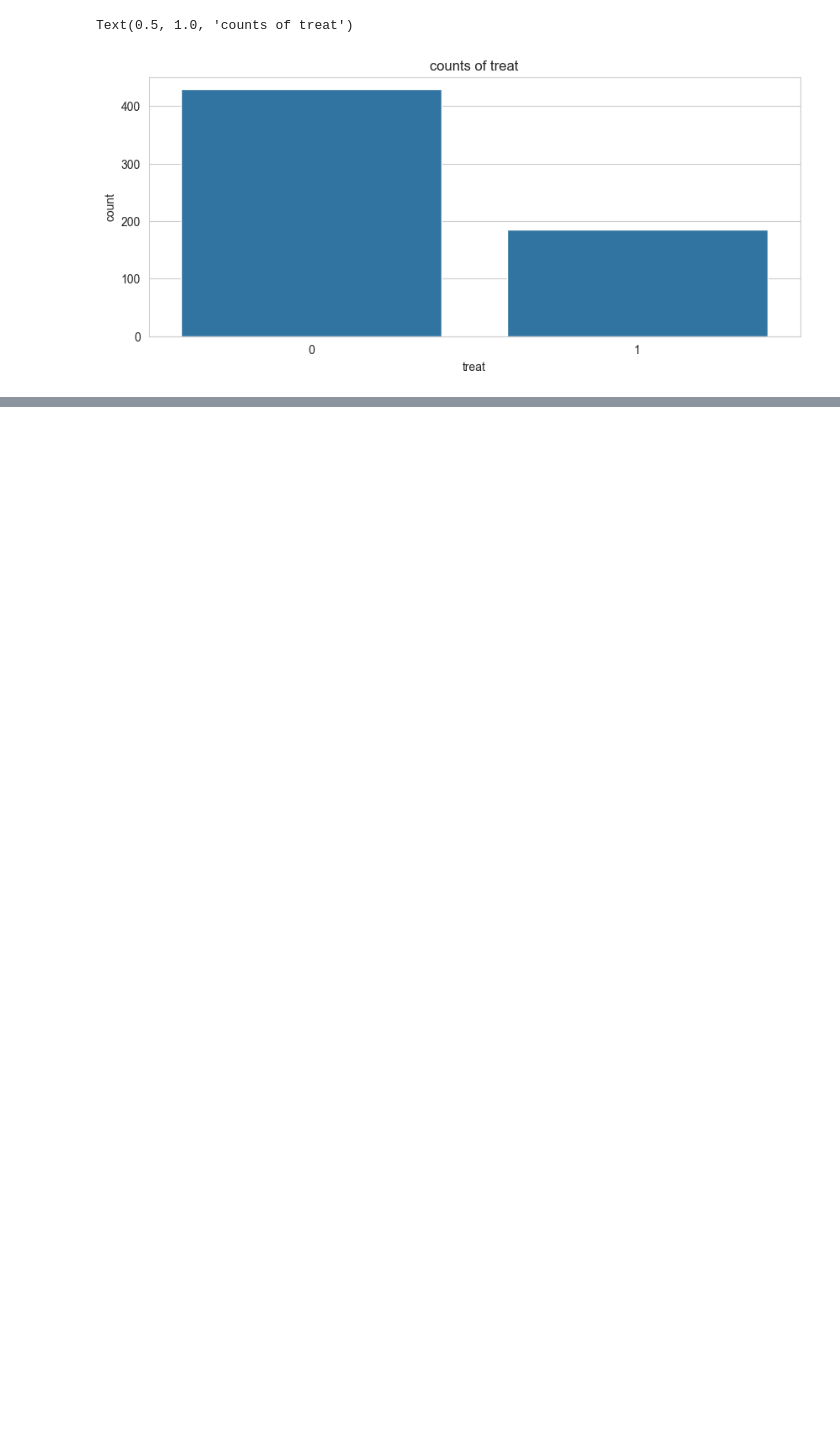
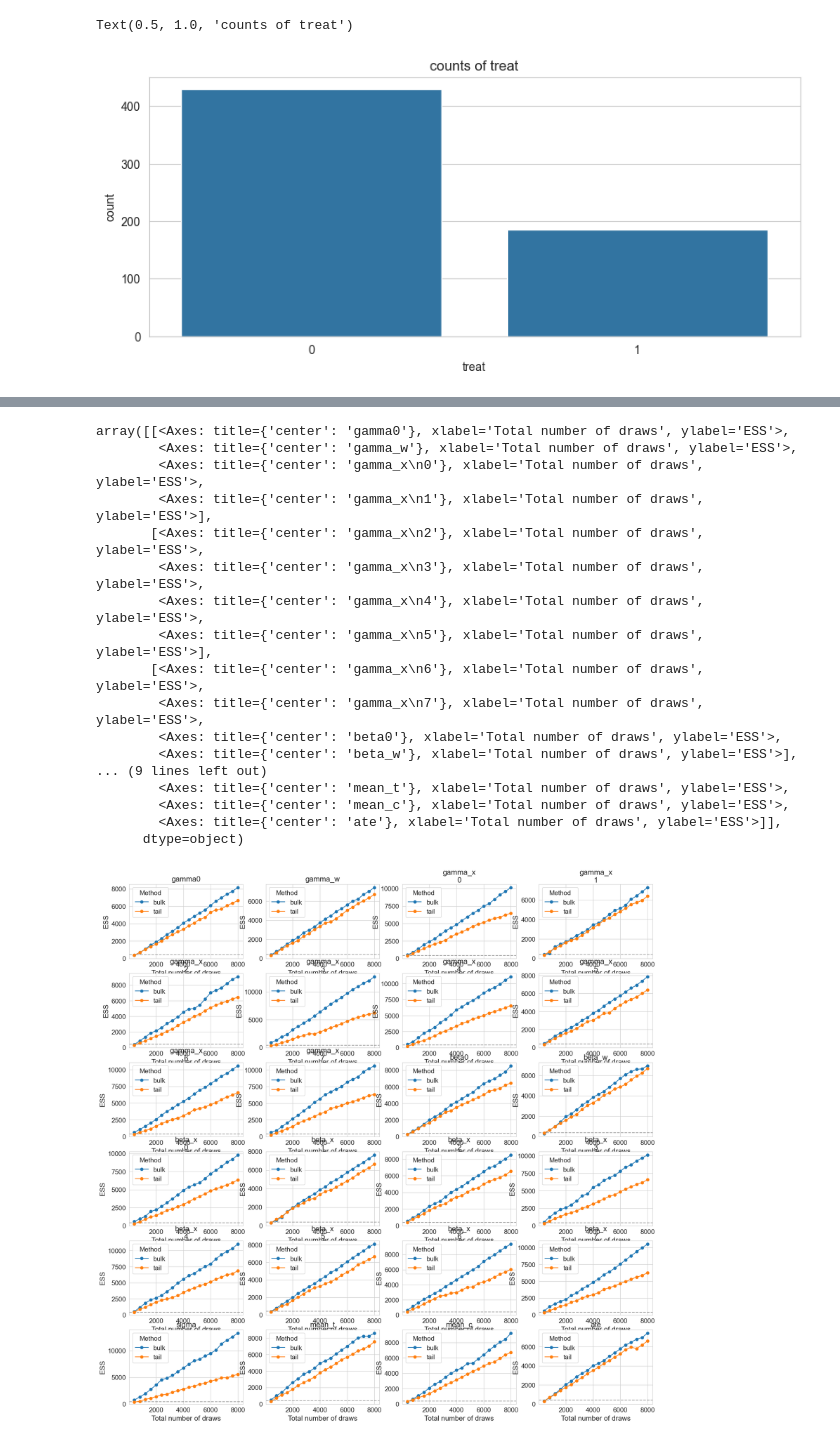
Before and after one commit to ori112/bayesian_causal_inference, a Jupyter notebook: project.ipynb, the cells around one changed output, grey strips where cells are left out. Drawn from its saved outputs; the diff is of its cells as text; code cells hidden in the pictures; blank space fills up the shorter version.

```diff
--- a/project.ipynb
+++ b/project.ipynb
@@ -134,0 +274,22 @@ plt.show()
+# %%
+#Plotting effective sample size
+az.plot_ess(trace, kind="evolution",figsize=(20,20))
+# %% [output]
+array([[<Axes: title={'center': 'gamma0'}, xlabel='Total number of draws', ylabel='ESS'>,
+        <Axes: title={'center': 'gamma_w'}, xlabel='Total number of draws', ylabel='ESS'>,
+        <Axes: title={'center': 'gamma_x\n0'}, xlabel='Total number of draws', ylabel='ESS'>,
+        <Axes: title={'center': 'gamma_x\n1'}, xlabel='Total number of draws', ylabel='ESS'>],
+       [<Axes: title={'center': 'gamma_x\n2'}, xlabel='Total number of draws', ylabel='ESS'>,
+        <Axes: title={'center': 'gamma_x\n3'}, xlabel='Total number of draws', ylabel='ESS'>,
+        <Axes: title={'center': 'gamma_x\n4'}, xlabel='Total number of draws', ylabel='ESS'>,
+        <Axes: title={'center': 'gamma_x\n5'}, xlabel='Total number of draws', ylabel='ESS'>],
+       [<Axes: title={'center': 'gamma_x\n6'}, xlabel='Total number of draws', ylabel='ESS'>,
+        <Axes: title={'center': 'gamma_x\n7'}, xlabel='Total number of draws', ylabel='ESS'>,
+        <Axes: title={'center': 'beta0'}, xlabel='Total number of draws', ylabel='ESS'>,
+        <Axes: title={'center': 'beta_w'}, xlabel='Total number of draws', ylabel='ESS'>],
+... (9 lines left out)
+        <Axes: title={'center': 'mean_t'}, xlabel='Total number of draws', ylabel='ESS'>,
+        <Axes: title={'center': 'mean_c'}, xlabel='Total number of draws', ylabel='ESS'>,
+        <Axes: title={'center': 'ate'}, xlabel='Total number of draws', ylabel='ESS'>]],
+      dtype=object)
+[figure, added]
```
Also changed, not shown: parts of 15 cells of this notebook, 2 other files.
